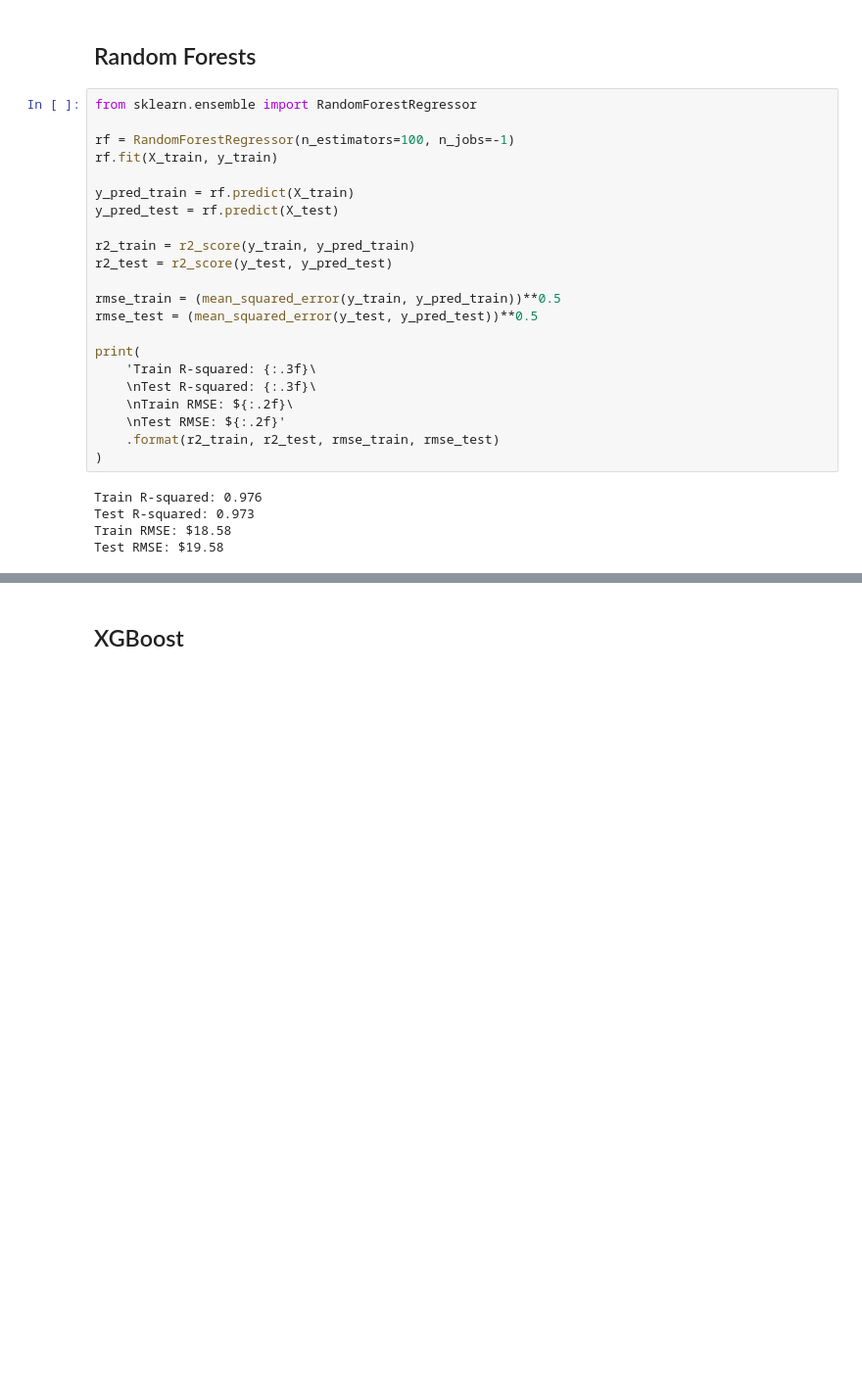
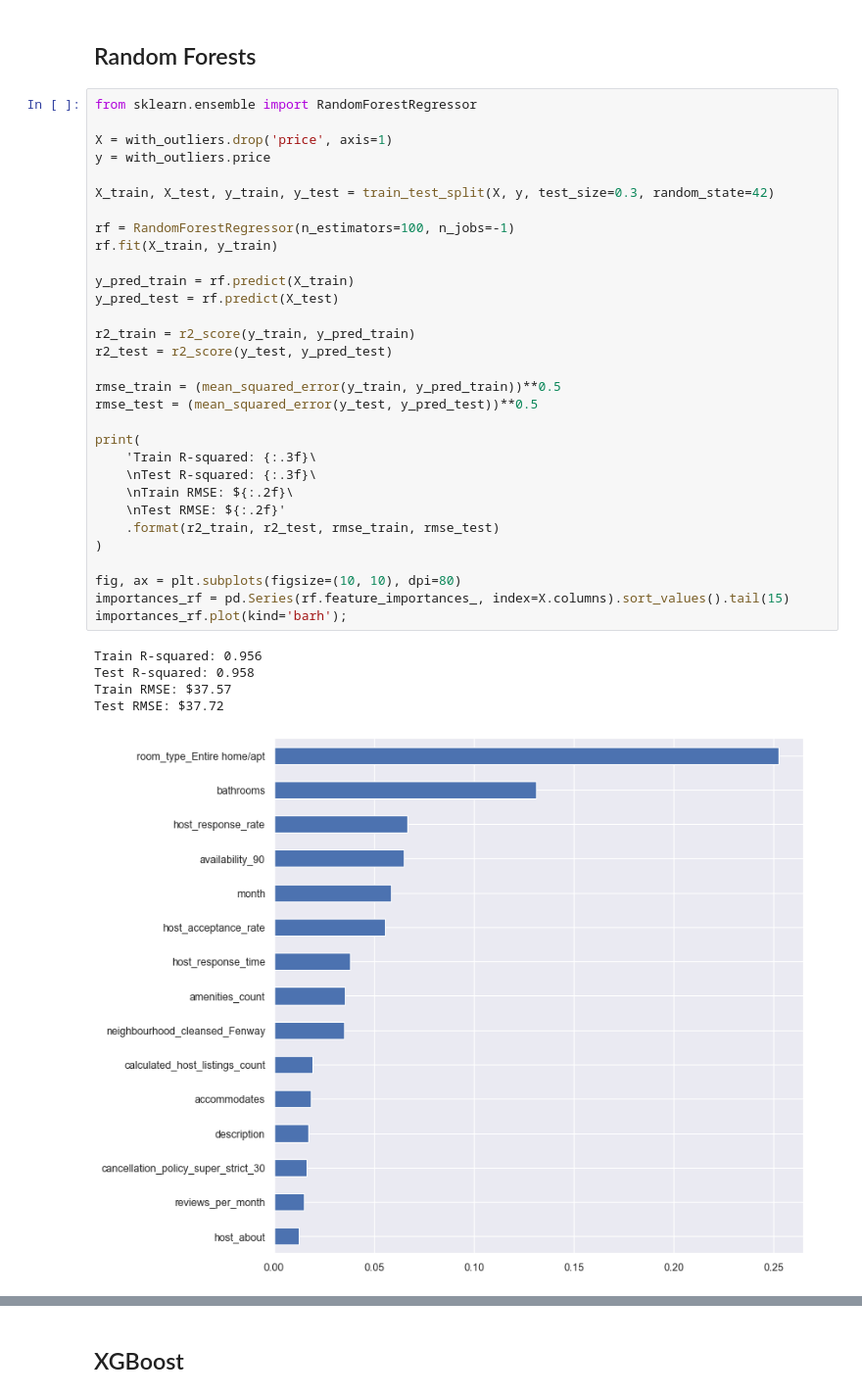
Before and after one commit to rjjfox/airbnb-datasets, a Jupyter notebook: boston.ipynb, the cells around one changed output, grey strips where cells are left out. Shown at 98% size. Cells and saved outputs as stored; diff of their text form; blank space fills up the shorter version.

```diff
--- a/boston.ipynb
+++ b/boston.ipynb
@@ -739,28 +739,38 @@ print(results)
 ## Random Forests
 # %%
 from sklearn.ensemble import RandomForestRegressor
+
+X = with_outliers.drop('price', axis=1)
+y = with_outliers.price
+
+X_train, X_test, y_train, y_test = train_test_split(X, y, test_size=0.3, random_state=42)
 
 rf = RandomForestRegressor(n_estimators=100, n_jobs=-1)
 rf.fit(X_train, y_train)
 
 y_pred_train = rf.predict(X_train)
 y_pred_test = rf.predict(X_test)
 
 r2_train = r2_score(y_train, y_pred_train)
 r2_test = r2_score(y_test, y_pred_test)
 
 rmse_train = (mean_squared_error(y_train, y_pred_train))**0.5
 rmse_test = (mean_squared_error(y_test, y_pred_test))**0.5
 
 print(
     'Train R-squared: {:.3f}\
     \nTest R-squared: {:.3f}\
     \nTrain RMSE: ${:.2f}\
     \nTest RMSE: ${:.2f}'
     .format(r2_train, r2_test, rmse_train, rmse_test)
 )
+
+fig, ax = plt.subplots(figsize=(10, 10), dpi=80)
+importances_rf = pd.Series(rf.feature_importances_, index=X.columns).sort_values().tail(15)
+importances_rf.plot(kind='barh');
 # %% [output]
-Train R-squared: 0.976
-Test R-squared: 0.973
-Train RMSE: $18.58
-Test RMSE: $19.58
+Train R-squared: 0.956
+Test R-squared: 0.958
+Train RMSE: $37.57
+Test RMSE: $37.72
+[figure, added]
```
Also changed, not shown: parts of 9 cells of this notebook, 5 other files.
